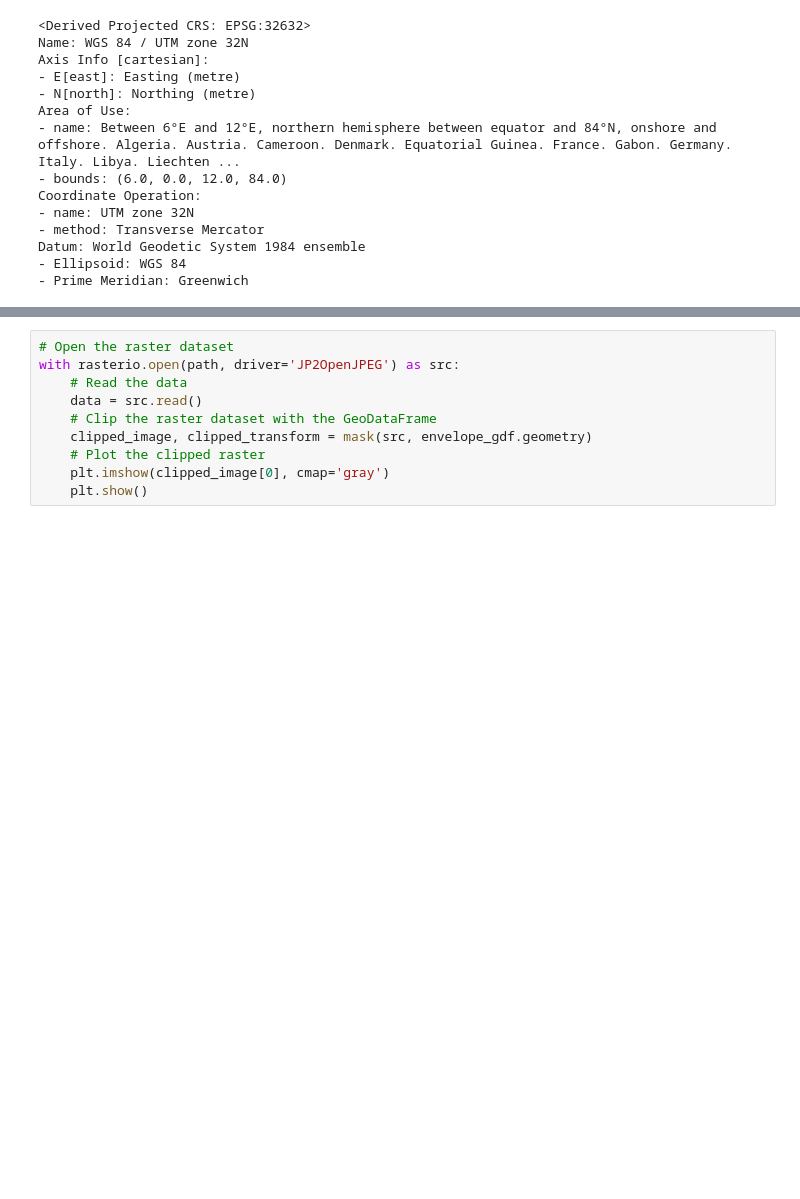
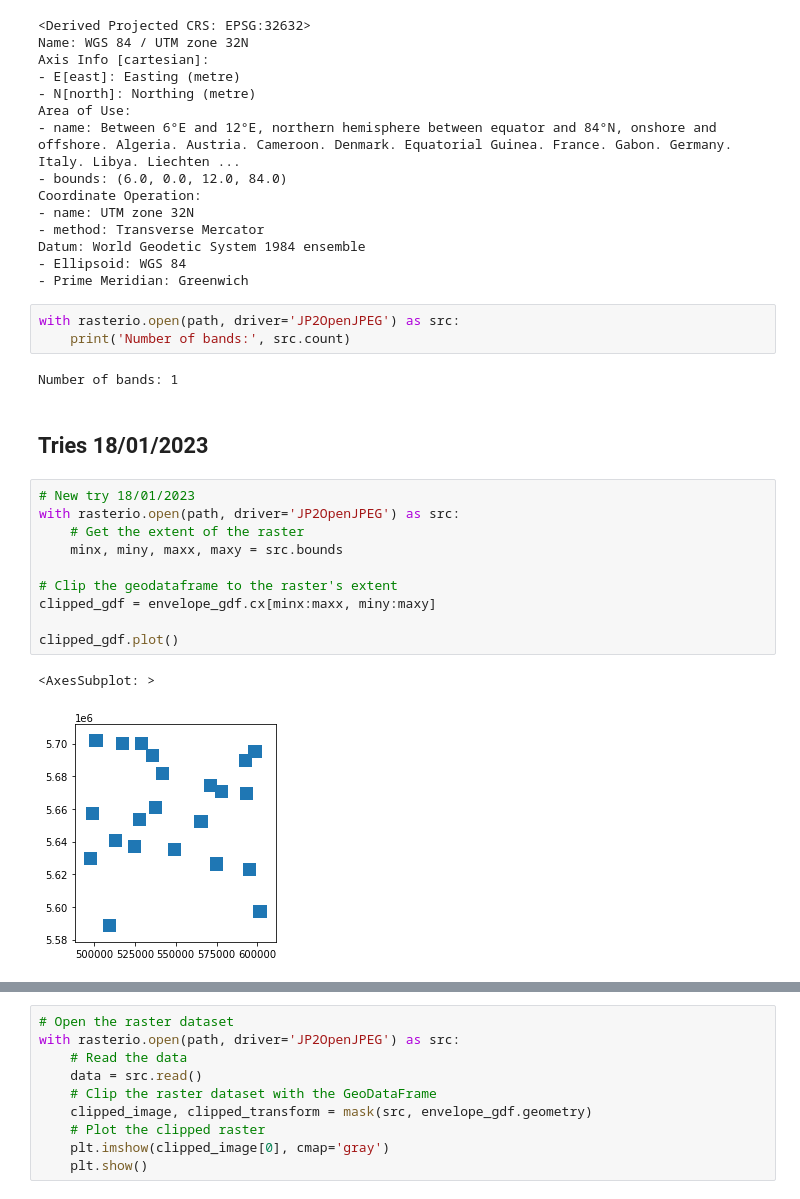
Before and after one commit to Vk0z/vitpheno, a Jupyter notebook: sentinel2_preprocessing.ipynb, the cells around one changed output, grey strips where cells are left out. Saved outputs shown, nothing was run; the diff lists cells and outputs as text; blank space fills up the shorter version.

Commit message:
Managed to make it able to clip. Need to iterate.

```diff
--- a/sentinel2_preprocessing.ipynb
+++ b/sentinel2_preprocessing.ipynb
@@ -89,3 +101,23 @@ Coordinate Operation:
 Datum: World Geodetic System 1984 ensemble
 - Ellipsoid: WGS 84
 - Prime Meridian: Greenwich
+# %%
+with rasterio.open(path, driver='JP2OpenJPEG') as src:
+    print('Number of bands:', src.count)
+# %% [output]
+Number of bands: 1
+# %% [markdown]
+## Tries 18/01/2023
+# %%
+# New try 18/01/2023
+with rasterio.open(path, driver='JP2OpenJPEG') as src:
+    # Get the extent of the raster
+    minx, miny, maxx, maxy = src.bounds
+
+# Clip the geodataframe to the raster's extent
+clipped_gdf = envelope_gdf.cx[minx:maxx, miny:maxy]
+
+clipped_gdf.plot()
+# %% [output]
+<AxesSubplot: >
+[figure, added]
```
Also changed, not shown: parts of 20 cells of this notebook.
